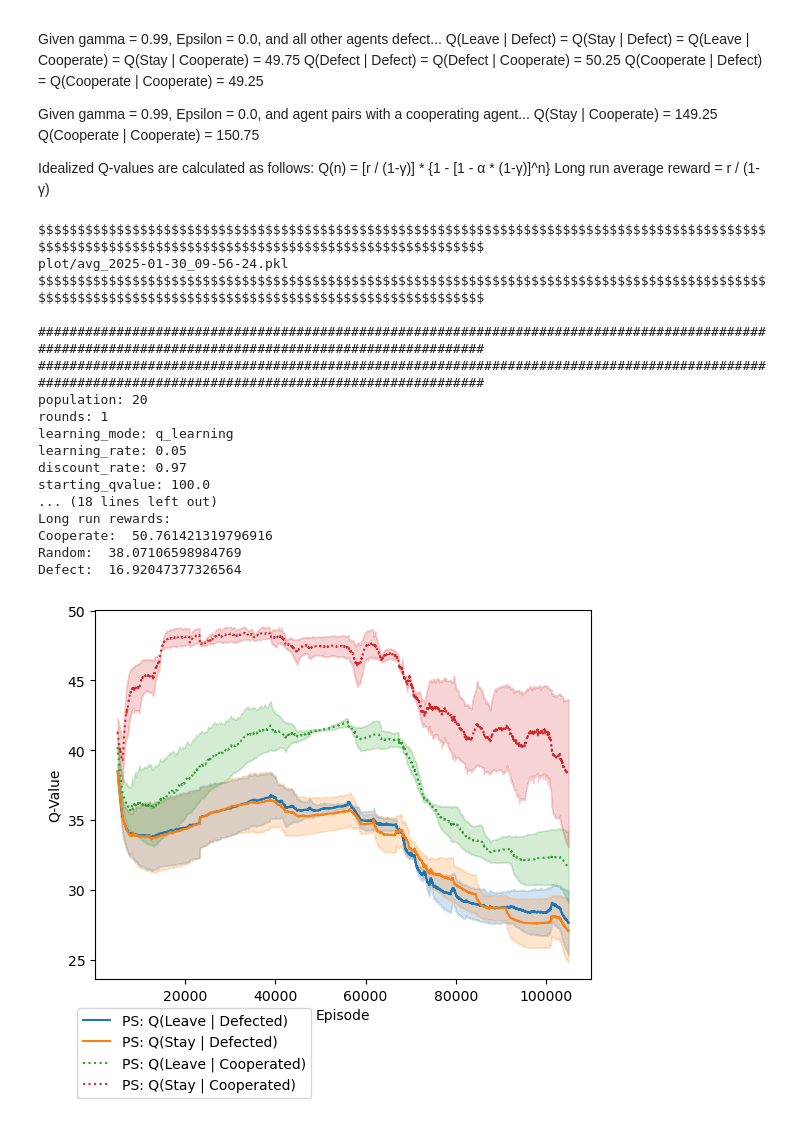
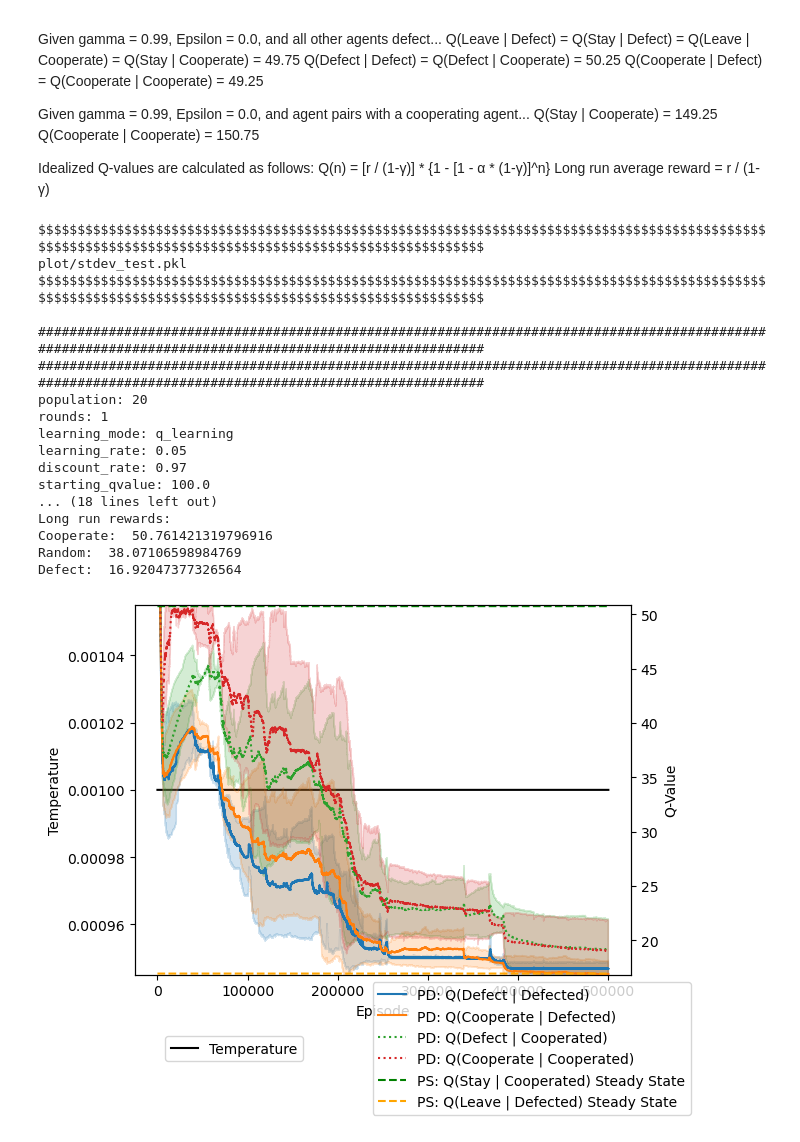
Before and after one commit to noumahme/Reinforcement-Learning-in-Multi-Agent-Systems, a Jupyter notebook: pickle_analysis.ipynb, the cells around one changed output. Saved outputs shown, nothing was run; the diff lists cells and outputs as text; code cells hidden in the pictures.

Commit message:
Fixed issue with confidence interval and cleaned up pickle_analysis working area.

```diff
--- a/pickle_analysis.ipynb
+++ b/pickle_analysis.ipynb
@@ -935,63 +924,52 @@ for sim in sims:
             print("#"*150)
         print()
         print("Changing var: %s" % val)
         # print(f"Requires ~{.01/(1.0 - temp):.2f} episodes per 1 at 0.99")
         params = p_r["params"]
         results = p_r["output"]
         result_stdevs = p_r["stdevs"]
         print("#"*150)
         print_long_run_vals(params)
 
         # agents = [1]
         agents = None
-        start = 5000
-        end = 105000
-        # # plot([Plots.TEMPERATURES, Plots.STRATEGIES_PS], results, params, start_episode=start, end_episode=end)
-        # # plot([Plots.TEMPERATURES, Plots.STRATEGIES_PD], results, params, start_episode=start, end_episode=end)
-        # plot([Plots.TEMPERATURES, Plots.SWITCHED, Plots.CHOSE_SWITCH], results, params, start, end)
-        # plot([Plots.TEMPERATURES, Plots.OUTCOMES_PD], results, params, start, end)
-        # plot([Plots.TEMPERATURES, Plots.Q_VALUES_AVGS_PD], results, params, start, end)
-        # plot([Plots.TEMPERATURES, Plots.Q_VALUES_AVGS_PD], results, params, start, end, clamp=True)
-        # plot([Plots.Q_VALUES_AVGS_PD], results, params, start, end)
-        # plot([Plots.Q_VALUES_AVGS_PD], results, params, start, end, clamp=True)
-        # plot([Plots.OUTCOMES_PS], results, params, start_episode=start, end_episode=end)
-        # plot_confidence([Plots.OUTCOMES_PS], results, params, result_stdevs, 0.95, start_episode=start, end_episode=end)
-        plot_confidence([Plots.Q_VALUES_AVGS_PS], results, params, result_stdevs, 0.95, start_episode=start, end_episode=end)
+        start = None
+        end = None
 
-        # plot_agents_qvalues(results, params, do_ps=True, do_pd=True, start_episode=50, end_episode=150)
-        # plot_agents_strategies(results, params, do_ps=True, do_pd=False, start_episode=0, end_episode=20000)
-        # plot_agents_strategies(results, params, do_ps=False, do_pd=True, start_episode=50, end_episode=150)
-        # plot_agents_qvalues(results, params, do_ps=False, do_pd=True, start_episode=0, end_episode=50)
-        # plot([Plots.TEMPERATURES, Plots.OUTCOMES_PS, Plots.OUTCOMES_PD], results, params)
-        # plot([Plots.TEMPERATURES, Plots.STRATEGIES_PS], results, params, 0, 50)
-        # plot([Plots.TEMPERATURES, Plots.STRATEGIES_PD], results, params, 0, 50)
-        # plot([Plots.TEMPERATURES, Plots.Q_VALUES_AVGS_PD], results, params, 0, 50)
-        # plot([Plots.TEMPERATURES, Plots.Q_VALUES_AVGS_PS], results, params, 0, 50)
-        # plot([Plots.TEMPERATURES, Plots.Q_VALUES_AVGS_PS], results, params)
-        # plot([Plots.TEMPERATURES, Plots.Q_VALUES_AVGS_PD], results, params)
-        # plot([Plots.TEMPERATURES, Plots.COOPERATE_STREAK_AVGS], results, params)
-        # plot_agents_qvalues(results, params, do_pd=True)
-        # plot_agents_qvalues(results, params, do_ps=True, do_pd=False, start_episode=start, end_episode=end, agents=agents)
-        # # plot_agents_qvalues(results, params, do_ps=False, do_pd=True, start_episode=start, end_episode=end, agents=agents, clamp=True)
-        # plot_agents_qvalues(results, params, do_ps=True, do_pd=False, start_episode=start, end_episode=end, agents=agents)
-        # plot_agents_strategies(results, do_ps=True, do_pd=False, start_episode=start, end_episode=end, agents=agents)
-        # plot_agents_strategies(results, do_ps=False, do_pd=True, start_episode=start, end_episode=end, agents=agents)
+        # Options to plot are:
+        # TEMPERATURES
+        # Q_VALUES_AVGS_PS, Q_VALUES_AVGS_PD, Q_VALUES_DIFFS_PS, Q_VALUES_DIFFS_PD,
+        # STATES_PS, STATES_PD, ACTIONS_PS, ACTIONS_PD,
+        # OUTCOMES_PS, OUTCOMES_PD, STRATEGIES_PS, STRATEGIES_PD,
+        # STAY_STREAK_AVGS, LEAVE_STREAK_AVGS, COOPERATE_STREAK_AVGS, DEFECT_STREAK_AVGS
+        # PROBABILITY_MEANS_PS, PROBABILITY_MEANS_PD,
+        # SWITCHED, CHOSE_SWITCH, REWARDS,
+
+        # Examples plot_confidence
+        plot_confidence([Plots.TEMPERATURES, Plots.Q_VALUES_AVGS_PD], results, params, result_stdevs, 0.95, start_episode=start, end_episode=end, clamp=True)
+        plot_confidence([Plots.TEMPERATURES, Plots.STRATEGIES_PD], results, params, result_stdevs, 0.95, start_episode=start, end_episode=end, clamp=True)
+
+        # Example plot_agents_qvalues
+        # plot_agents_qvalues(results, params, do_ps=True, do_pd=True, start_episode=start, end_episode=end, agents=agents)
+
+        # Example plot_agents_strategies
+        # plot_agents_strategies(results, do_ps=True, do_pd=True, start_episode=start, end_episode=end, agents=agents)
 # %% [output]
 $$$$$$$$$$$$$$$$$$$$$$$$$$$$$$$$$$$$$$$$$$$$$$$$$$$$$$$$$$$$$$$$$$$$$$$$$$$$$$$$$$$$$$$$$$$$$$$$$$$$$$$$$$$$$$$$$$$$$$$$$$$$$$$$$$$$$$$$$$$$$$$$$$$$$$
-plot/avg_2025-01-30_09-56-24.pkl
+plot/stdev_test.pkl
 $$$$$$$$$$$$$$$$$$$$$$$$$$$$$$$$$$$$$$$$$$$$$$$$$$$$$$$$$$$$$$$$$$$$$$$$$$$$$$$$$$$$$$$$$$$$$$$$$$$$$$$$$$$$$$$$$$$$$$$$$$$$$$$$$$$$$$$$$$$$$$$$$$$$$$
 
 ######################################################################################################################################################
 ######################################################################################################################################################
 population: 20
 rounds: 1
 learning_mode: q_learning
 learning_rate: 0.05
 discount_rate: 0.97
 starting_qvalue: 100.0
 ... (18 lines left out)
 Long run rewards:
 Cooperate:  50.761421319796916
 Random:  38.07106598984769
 Defect:  16.92047377326564
-[figure, old version]
+[figure, new version]
```
Also changed, not shown: parts of 5 cells of this notebook.
